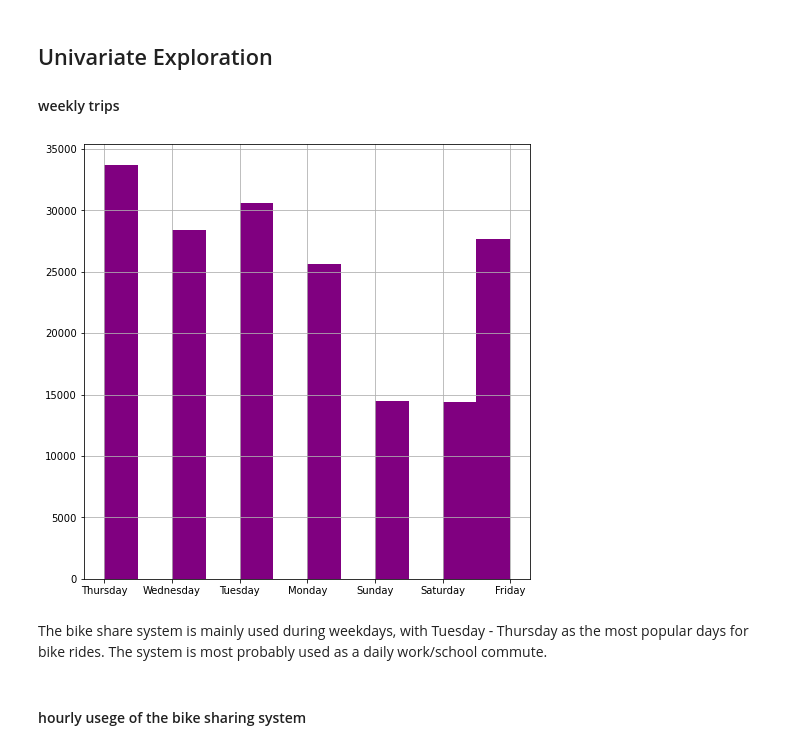
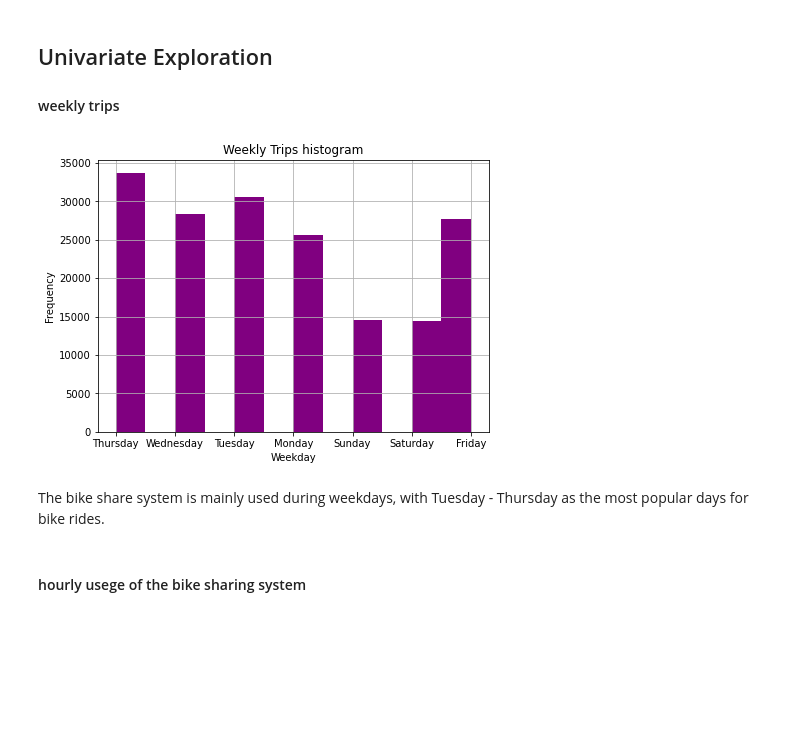
Before and after one commit to Yasmine-hub/Udacity_communicate-data-findings, a Jupyter notebook: exploration_template.ipynb, the cells around one changed output. Saved outputs shown, nothing was run; the diff lists cells and outputs as text; code cells hidden in the pictures; blank space fills up the shorter version.

```diff
--- a/exploration_template.ipynb
+++ b/exploration_template.ipynb
@@ -247,10 +247,13 @@ dtype: object
 
 #### weekly trips
 # %%
-df.weekday.hist(color='purple', figsize=(8,8), bins=12);
+df.weekday.hist(color='purple', bins=12, figsize=(7,5));
+plt.title("Weekly Trips histogram")
+plt.xlabel('Weekday')
+plt.ylabel('Frequency');
 # %% [output]
-[figure, old version]
+[figure, new version]
 # %% [markdown]
-The bike share system is mainly used during weekdays, with Tuesday - Thursday as the most popular days for bike rides. The system is most probably used as a daily work/school commute.
+The bike share system is mainly used during weekdays, with Tuesday - Thursday as the most popular days for bike rides.
 # %% [markdown]
 #### hourly usege of the bike sharing system
```
Also changed, not shown: parts of 34 cells of this notebook, 1 other file.
